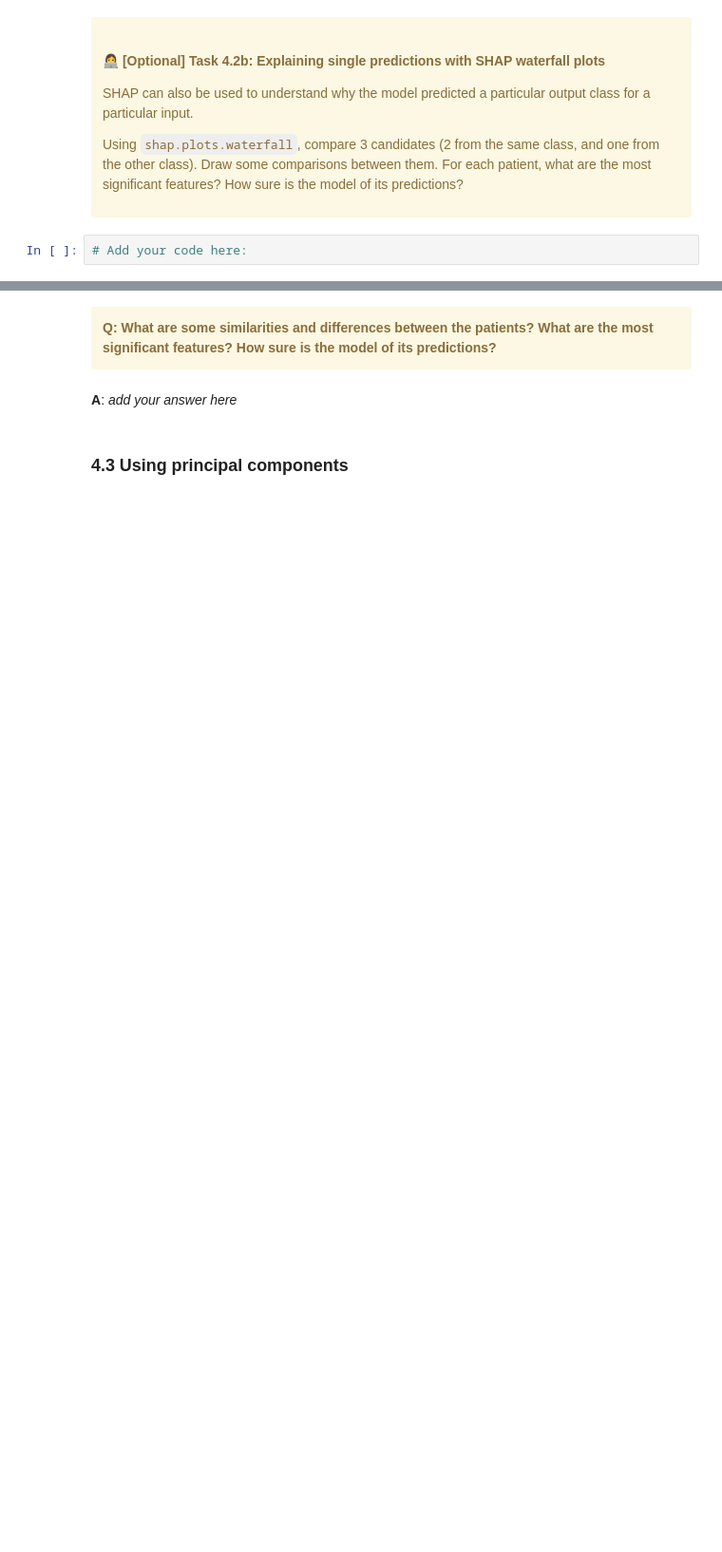
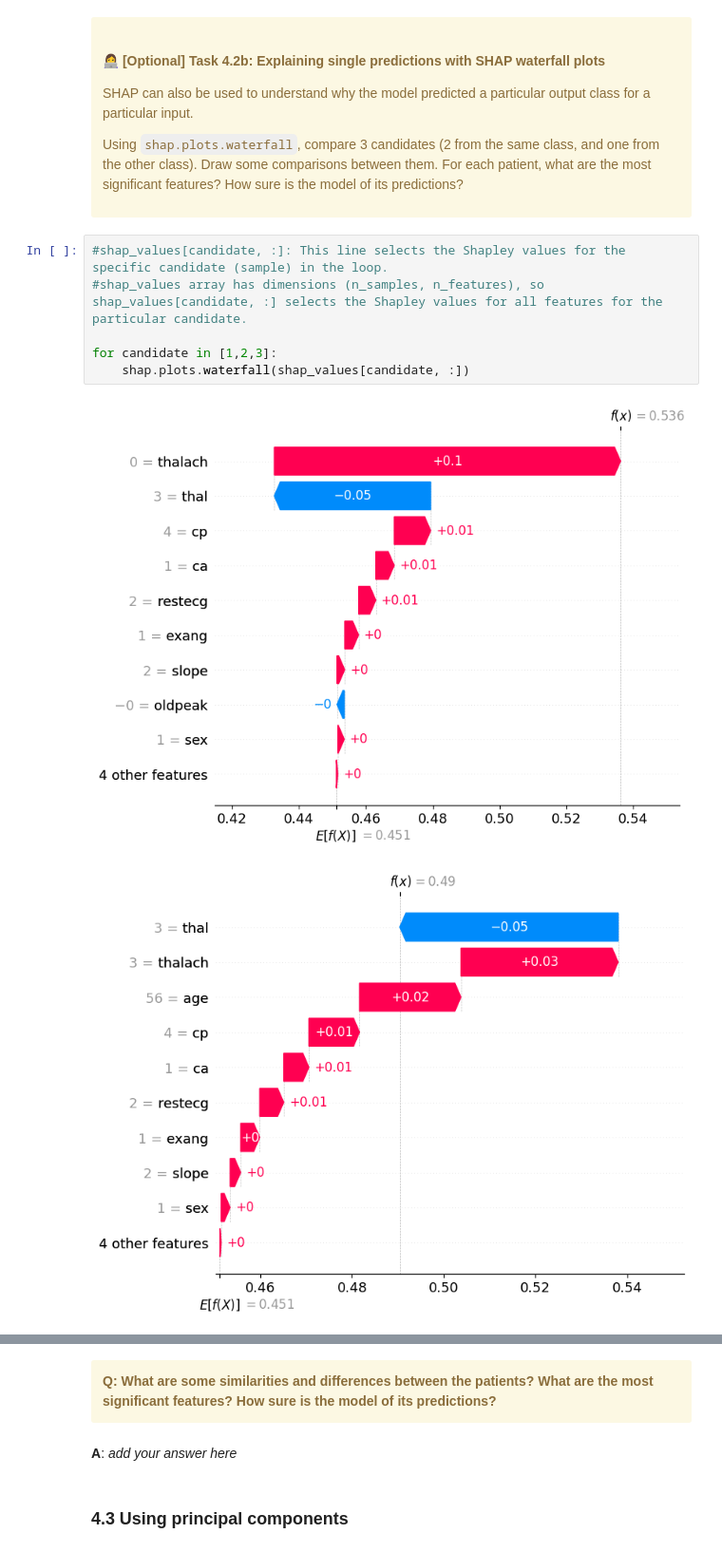
Before and after one commit to UCL-ELEC0136/5-feature-engineering-CurieN26, a Jupyter notebook: 5-feature-engineering.ipynb, the cells around one changed output, grey strips where cells are left out. Shown at 95% size. Cells and saved outputs as stored; diff of their text form; blank space fills up the shorter version.

Commit message:
did until shap

```diff
--- a/5-feature-engineering.ipynb
+++ b/5-feature-engineering.ipynb
@@ -810,5 +833,12 @@ SHAP can also be used to understand why the model predicted a particular output
 Using `shap.plots.waterfall`, compare 3 candidates (2 from the same class, and one from the other class). Draw some comparisons between them. For each patient, what are the most significant features? How sure is the model of its predictions?
 
 </div>
-# %%
-# Add your code here:
+# %%
+#shap_values[candidate, :]: This line selects the Shapley values for the specific candidate (sample) in the loop.
+#shap_values array has dimensions (n_samples, n_features), so shap_values[candidate, :] selects the Shapley values for all features for the particular candidate.
+
+for candidate in [1,2,3]:
+    shap.plots.waterfall(shap_values[candidate, :])
+# %% [output]
+[figure, added]
+[figure, added]
```
Also changed, not shown: parts of 9 cells of this notebook.
